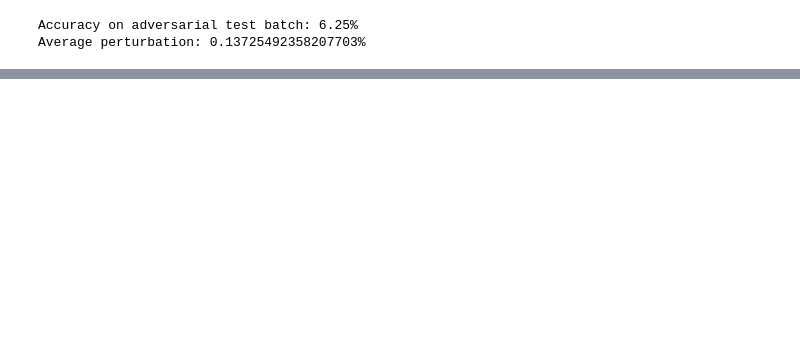
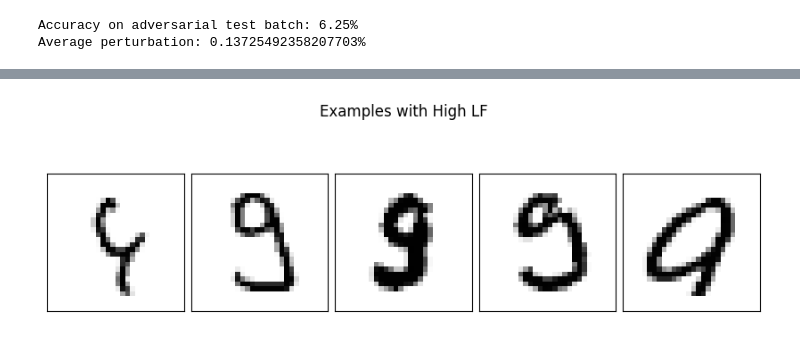
Before and after one commit to nurakawa/localized-classmap, a Jupyter notebook: attack_feature_adversaries_pytorch.ipynb, the cells around one changed output, grey strips where cells are left out. Drawn from its saved outputs; the diff is of its cells as text; code cells hidden in the pictures; blank space fills up the shorter version.

```diff
--- a/attack_feature_adversaries_pytorch.ipynb
+++ b/attack_feature_adversaries_pytorch.ipynb
@@ -177,0 +154,34 @@ Nearest neighbor search complete !
+# %%
+# Examples with high LF
+
+high_LF = [186, 343, 149, 116, 665]
+
+# Number of rows and columns
+num_row = 1
+num_col = len(high_LF)
+
+# Create the subplot grid with specified figure size
+fig, axes = plt.subplots(num_row, num_col, figsize=(8, 3))
+
+# Plot the images
+for i in range(num_col):
+    ax = axes[i]
+    img = x_test[np.argmax(y_test, axis=1)==9][high_LF[i],...].squeeze()
+    ax.imshow(img, cmap='Greys')
+
+    # Remove axis labels, ticks, and numbers
+    ax.set_xticks([])
+    ax.set_yticks([])
+
+# Add the title
+fig.suptitle('Examples with High LF', y=1.02)
+
+
+# Remove whitespace around and within the plots
+plt.subplots_adjust(left=0, right=1, top=1, bottom=0, wspace=0.05, hspace=0.05)
+
+
+# Show the plot
+plt.show()
+# %% [output]
+[figure, added]
```
Also changed, not shown: parts of 31 cells of this notebook, 9 other files.
